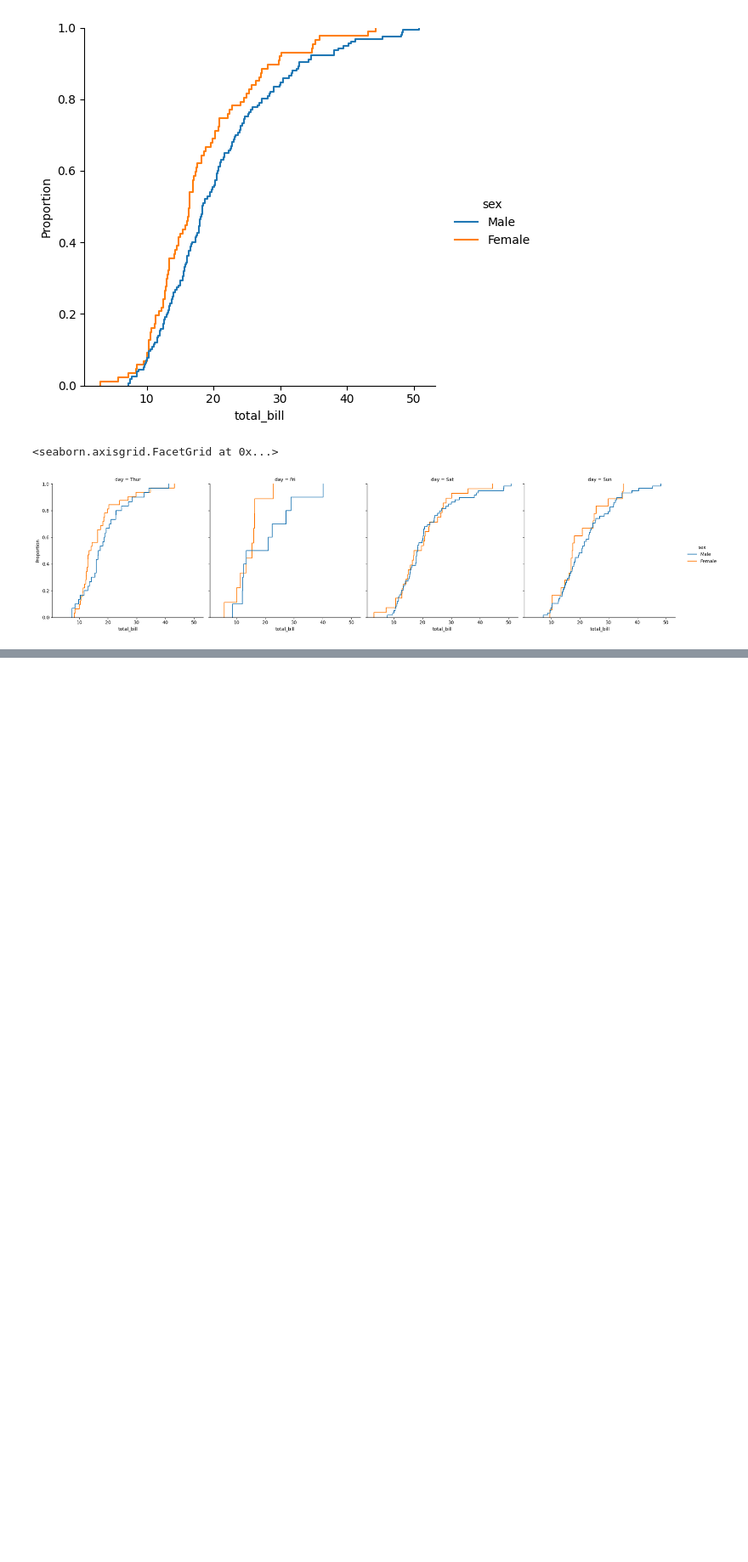
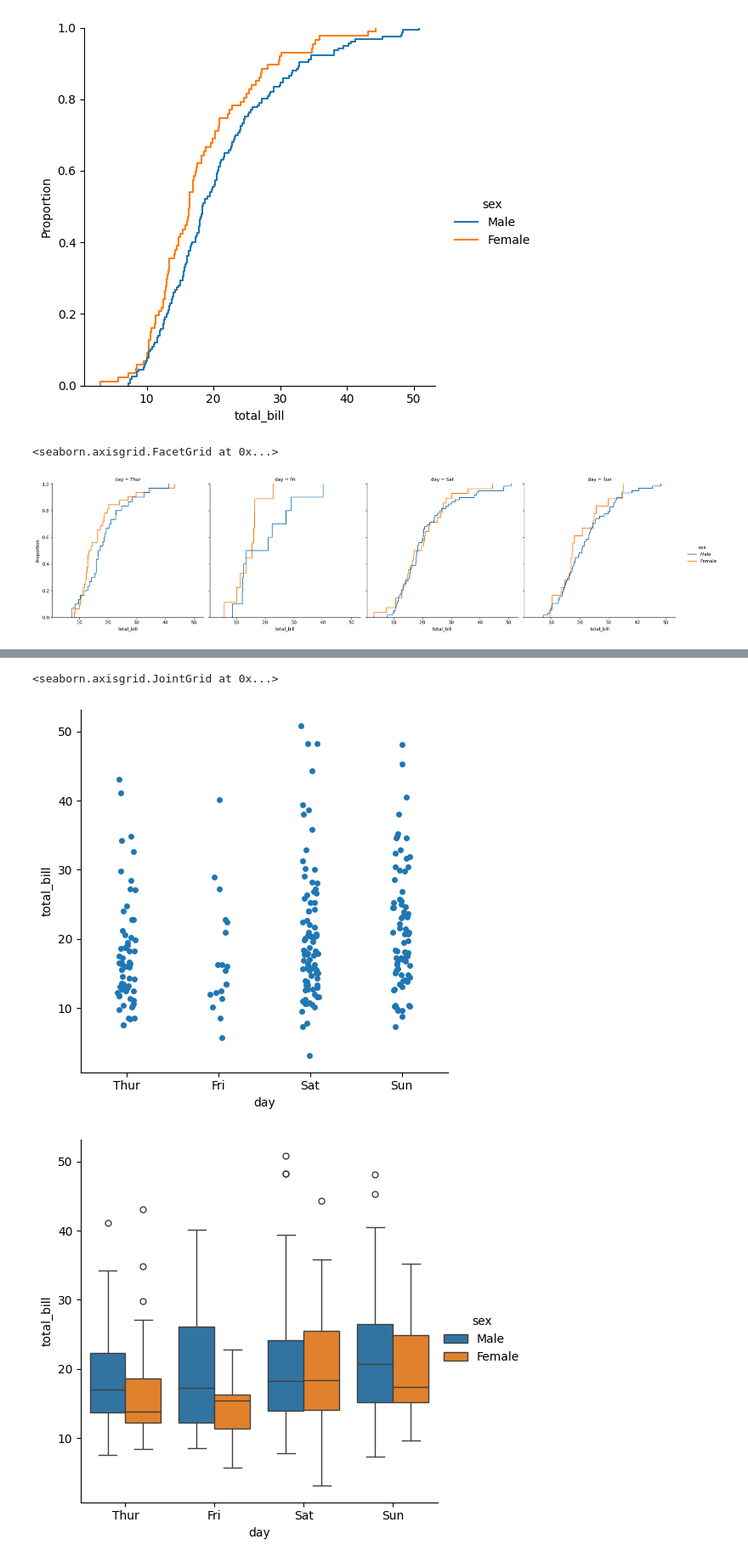
Before and after one commit to Priscilla-c179/Learn_Python_skills, a Jupyter notebook: seborn_session25.ipynb, the cells around one changed output, grey strips where cells are left out. Shown at 85% size. Drawn from its saved outputs; the diff is of its cells as text; code cells hidden in the pictures; blank space fills up the shorter version.

Commit message:
Updated seaborn notebook with new analysis

```diff
--- a/seborn_session25.ipynb
+++ b/seborn_session25.ipynb
@@ -189,0 +205,15 @@ sns.displot(data=df,x='total_bill',kind='ecdf',hue='sex',col='day')
+# %%
+# example categorical plot
+sns.catplot(data=df,x='day',y='total_bill')
+sns.catplot(data=df,x='day',y='total_bill',hue='sex',kind='box')
+sns.catplot(data=df,x='day',y='total_bill',kind='violin')
+sns.catplot(data=df,x='day',y='total_bill',hue='sex',kind='violin')
+sns.catplot(data=df,x='day',y='total_bill',hue='sex',kind='violin',split=True)
+sns.violinplot(data=df,x='day',y='total_bill',hue='sex',split=True,inner='quartile')
+sns.catplot(data=df,x='day',y='total_bill',kind='bar',hue='sex')
+sns.jointplot(data=df,x='total_bill',y='tip',hue='sex',kind='kde')
+sns.jointplot(data=df,x='total_bill',y='tip',hue='sex',kind='scatter')
+# %% [output]
+<seaborn.axisgrid.JointGrid at 0x...>
+[figure, added]
+[figure, added]
```
Also changed, not shown: parts of 5 cells of this notebook, 1 other file.
